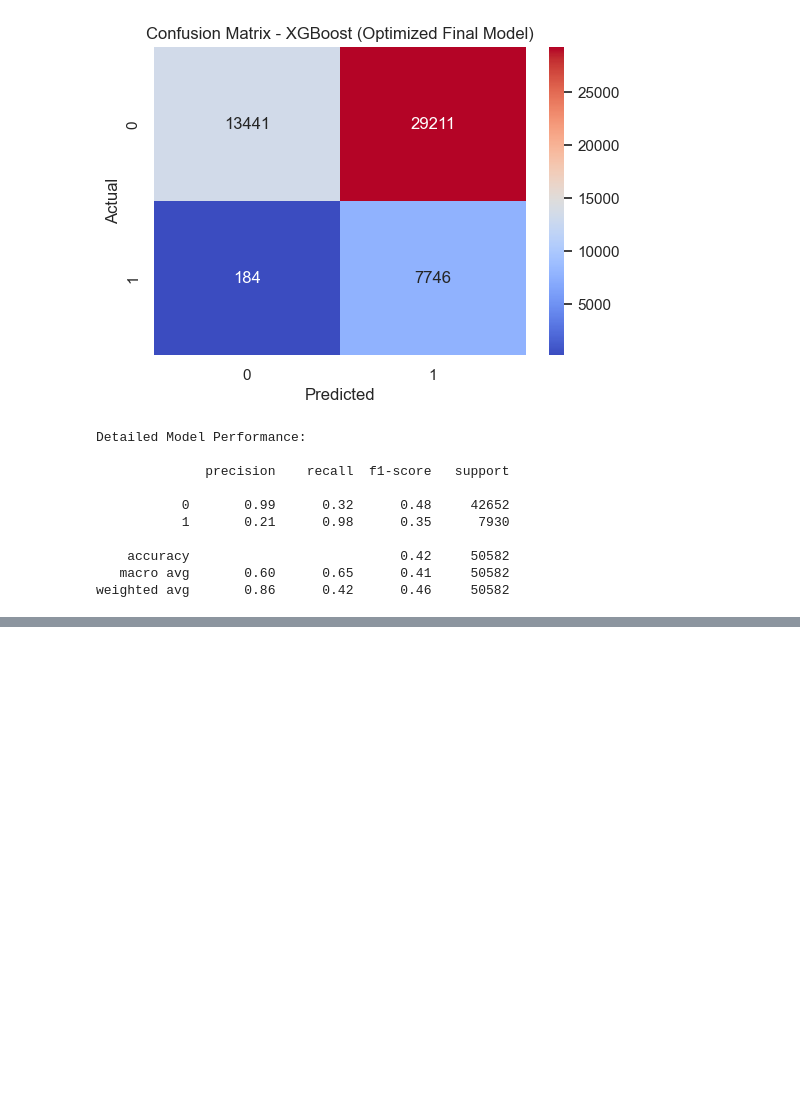
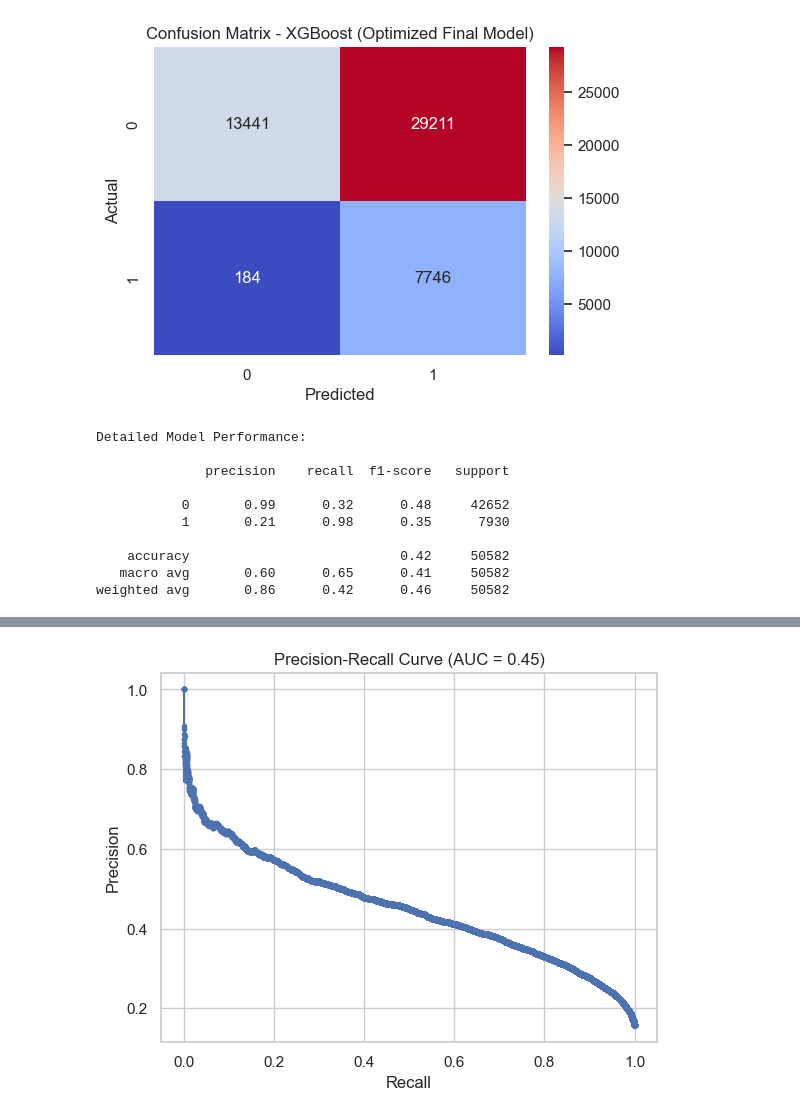
Before and after one commit to luiszanro/DIABETES, a Jupyter notebook: notebooks/diabetes_notebook one.ipynb, the cells around one changed output, grey strips where cells are left out. Cells and saved outputs as stored; diff of their text form; code cells hidden in the pictures; blank space fills up the shorter version.

```diff
--- a/notebooks/diabetes_notebook one.ipynb
+++ b/notebooks/diabetes_notebook one.ipynb
@@ -848,3 +871,18 @@ Detailed Model Performance:
     accuracy                           0.42     50582
    macro avg       0.60      0.65      0.41     50582
 weighted avg       0.86      0.42      0.46     50582
+# %%
+from catboost import CatBoostClassifier
+from lightgbm import LGBMClassifier
+from xgboost import XGBClassifier
+from sklearn.ensemble import VotingClassifier
+
+cat  = CatBoostClassifier(verbose=0)
+lgb = LGBMClassifier(verbose = -1)
+xgb = XGBClassifier()
+# %%
+model = [('cat', cat), ('lgb', lgb), ('xgb', xgb)]
+
+clf = VotingClassifier(model , voting='soft' , n_jobs = -1)
+
+clf.fit(X_train , y_train_binary)
@@ -850,0 +907,18 @@ weighted avg       0.86      0.42      0.46     50582
+# %%
+y_probs = clf.predict_proba(X_test)
+from sklearn.metrics import precision_recall_curve, auc
+import matplotlib.pyplot as plt
+
+y_probs_positive_class = y_probs[:, 1]
+
+precision, recall, _ = precision_recall_curve(y_test_binary, y_probs_positive_class)
+
+auprc = auc(recall, precision)
+
+plt.plot(recall, precision, marker='.')
+plt.xlabel('Recall')
+plt.ylabel('Precision')
+plt.title(f'Precision-Recall Curve (AUC = {auprc:.2f})')
+plt.show()
+# %% [output]
+[figure, added]
```
Also changed, not shown: parts of 3 cells of this notebook, 5 other files.
